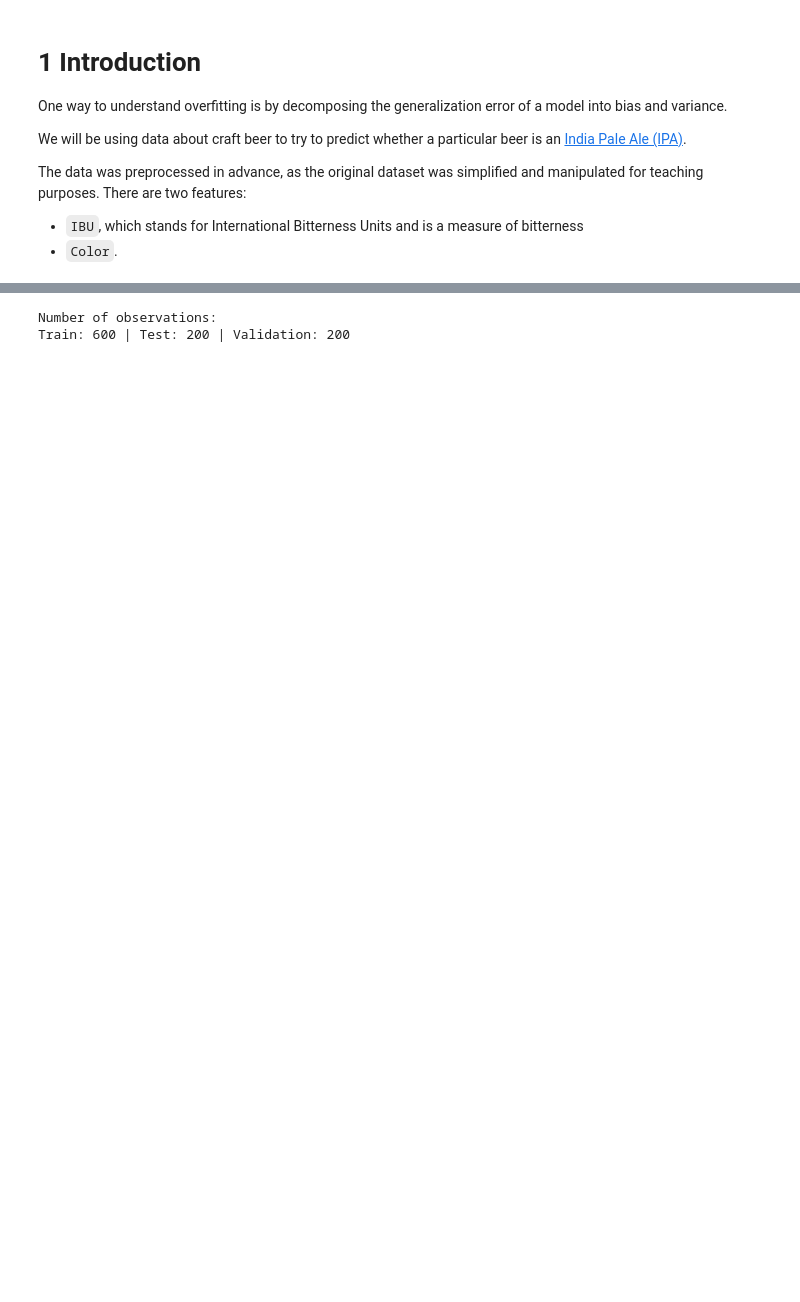
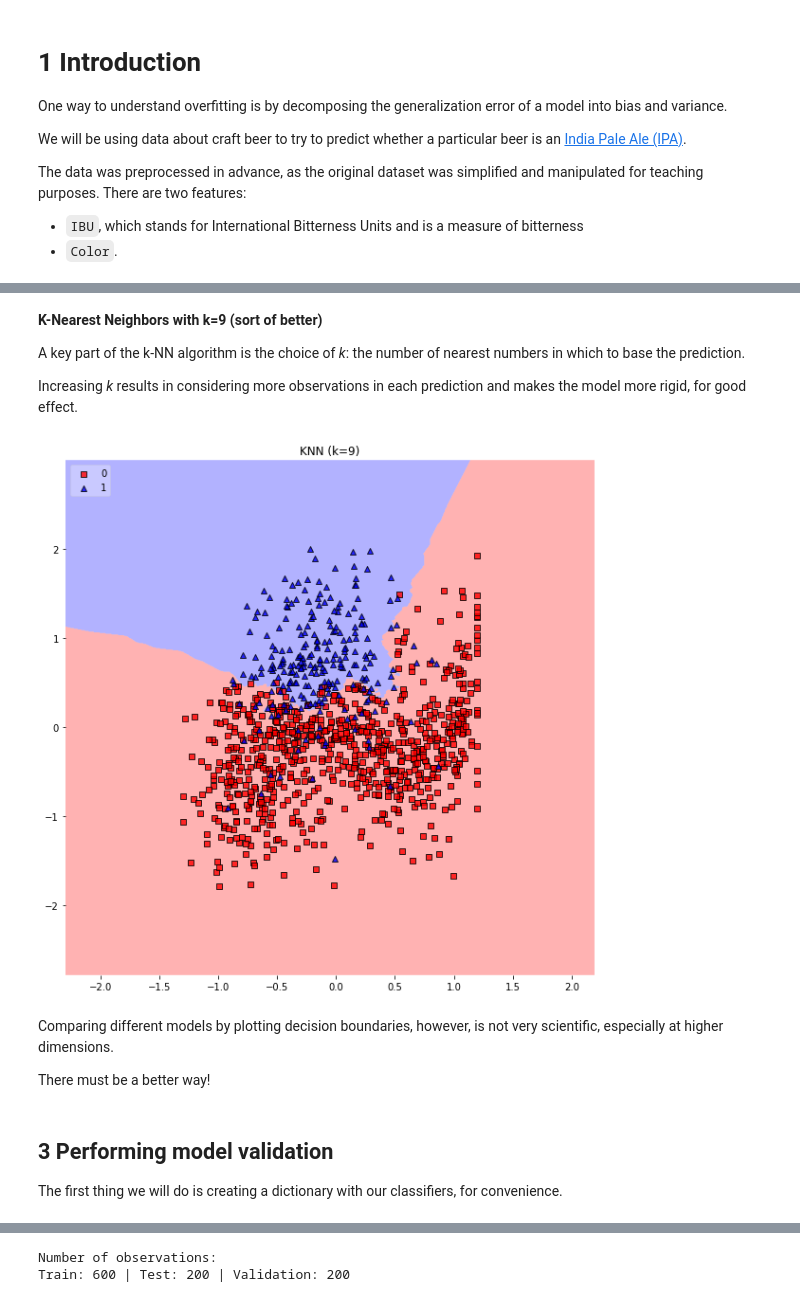
Before and after one commit to LDSSA/bootcamp, a Jupyter notebook: units/SLU11_Model_Validation/learning.ipynb, the cells around one changed output, grey strips where cells are left out. Drawn from its saved outputs; the diff is of its cells as text; code cells hidden in the pictures; blank space fills up the shorter version.

```diff
--- a/units/SLU11_Model_Validation/learning.ipynb
+++ b/units/SLU11_Model_Validation/learning.ipynb
@@ -134,0 +160,23 @@ for key, clf in clfs.items():
+# %% [markdown]
+**K-Nearest Neighbors with k=9 (sort of better)**
+
+A key part of the k-NN algorithm is the choice of *k*: the number of nearest numbers in which to base the prediction.
+
+Increasing *k* results in considering more observations in each prediction and makes the model more rigid, for good effect.
+# %%
+knn_k9 = KNeighborsClassifier(n_neighbors=9)
+knn_k9.fit(X, y)
+plt.figure(figsize=(10,10))
+plot_decision_regions(X.values, y.values, clf=knn_k9, legend=2)
+plt.title("KNN (k=9)")
+plt.show()
+# %% [output]
+[figure, added]
+# %% [markdown]
+Comparing different models by plotting decision boundaries, however, is not very scientific, especially at higher dimensions.
+
+There must be a better way!
+# %% [markdown]
+## 3 Performing model validation
+
+The first thing we will do is creating a dictionary with our classifiers, for convenience.
```
Also changed, not shown: parts of 30 cells of this notebook, 2 other files.
